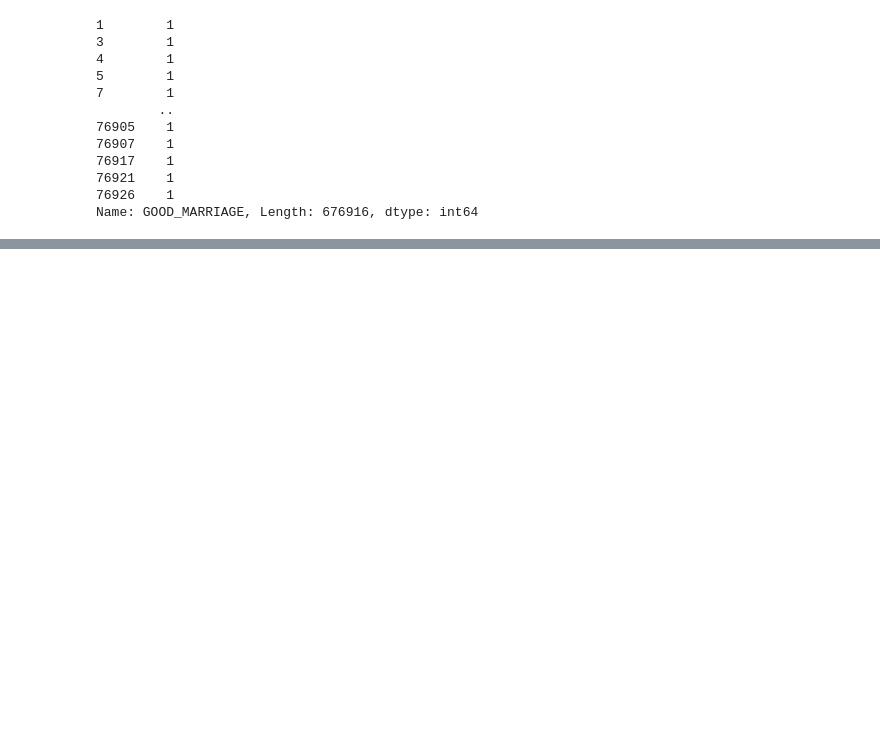
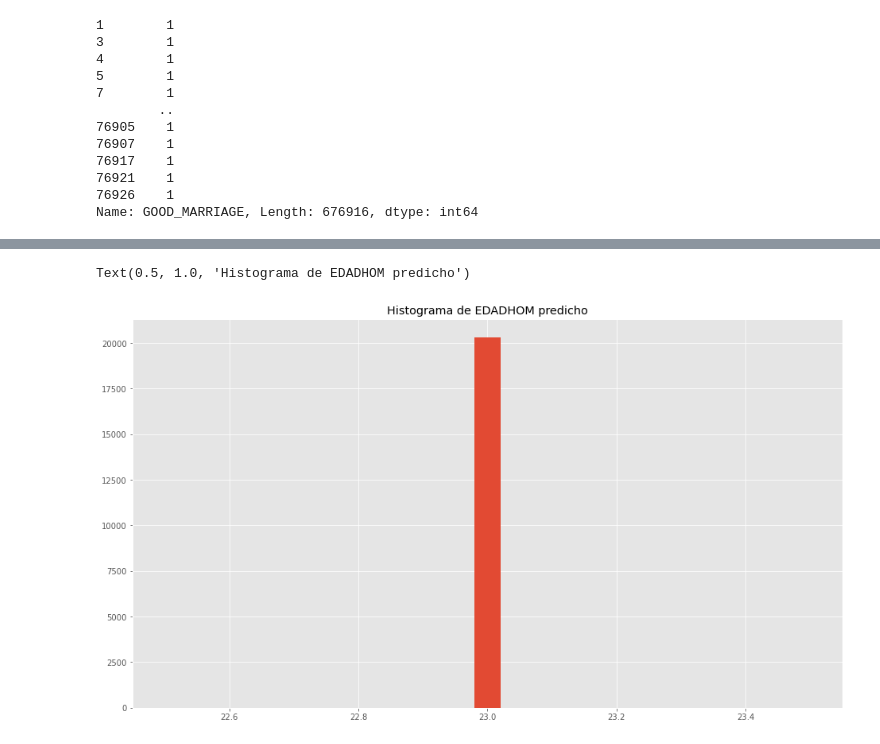
Before and after one commit to Diego223/ProyectoMiningData, a Jupyter notebook: PROYECTO1DM.ipynb, the cells around one changed output, grey strips where cells are left out. Saved outputs shown, nothing was run; the diff lists cells and outputs as text; code cells hidden in the pictures; blank space fills up the shorter version.

```diff
--- a/PROYECTO1DM.ipynb
+++ b/PROYECTO1DM.ipynb
@@ -1093,0 +1109,6 @@ array([23, 23, 23, ..., 23, 23, 23])
+# %%
+plt.hist(y_pred, bins=25)
+plt.title('Histograma de EDADHOM predicho')
+# %% [output]
+Text(0.5, 1.0, 'Histograma de EDADHOM predicho')
+[figure, added]
```
Also changed, not shown: parts of 26 cells of this notebook.
